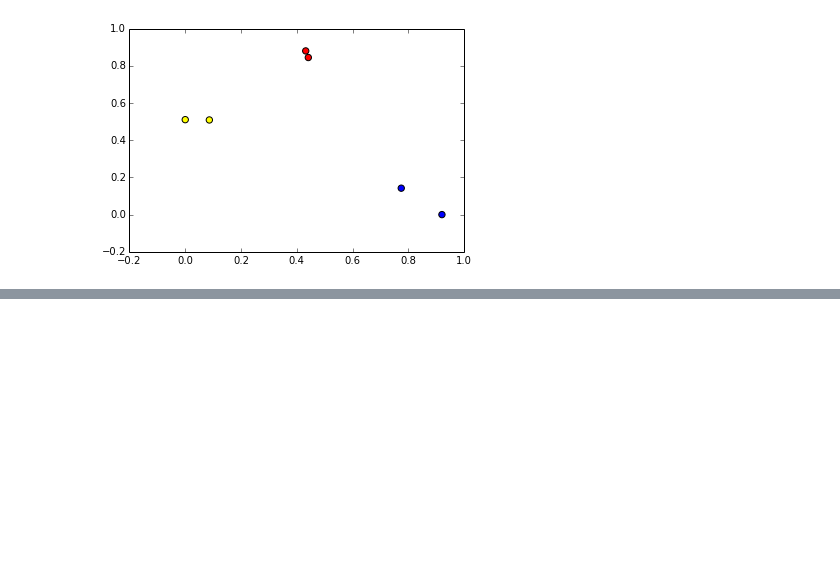
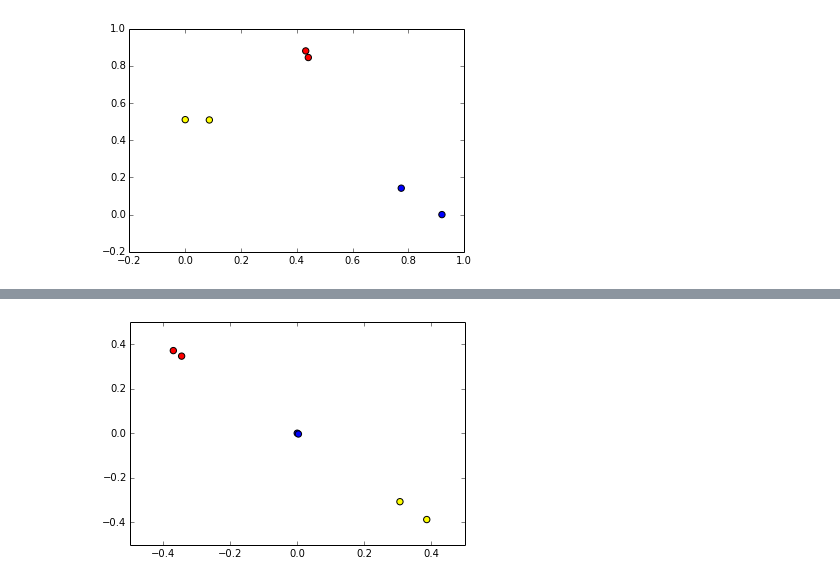
Before and after one commit to applied-bioinformatics/An-Introduction-To-Applied-Bioinformatics, a Jupyter notebook: applications/1-biological-diversity.ipynb, the cells around one changed output, grey strips where cells are left out. Drawn from its saved outputs; the diff is of its cells as text; code cells hidden in the pictures; blank space fills up the shorter version.

```diff
--- a/applications/1-biological-diversity.ipynb
+++ b/applications/1-biological-diversity.ipynb
@@ -144,14 +219,14 @@ sample_metadata = {'A': {'sample_type': 'gut'},
                    'E': {'sample_type': 'skin'},
                    'F': {'sample_type': 'skin'}}
 
-data = array([[0.00, 0.35, 0.83, 0.83, 0.90, 0.90],
-              [0.35, 0.00, 0.86, 0.85, 0.92, 0.91],
-              [0.83, 0.86, 0.00, 0.25, 0.88, 0.87],
-              [0.83, 0.85, 0.25, 0.00, 0.88, 0.88],
-              [0.90, 0.92, 0.88, 0.88, 0.00, 0.50],
-              [0.90, 0.91, 0.87, 0.88, 0.50, 0.00]])
+dm_data = array([[0.00, 0.35, 0.83, 0.83, 0.90, 0.90],
+                 [0.35, 0.00, 0.86, 0.85, 0.92, 0.91],
+                 [0.83, 0.86, 0.00, 0.25, 0.88, 0.87],
+                 [0.83, 0.85, 0.25, 0.00, 0.88, 0.88],
+                 [0.90, 0.92, 0.88, 0.88, 0.00, 0.50],
+                 [0.90, 0.91, 0.87, 0.88, 0.50, 0.00]])
 
-ex_dm = DistanceMatrix(data, sample_ids)
+ex_dm = DistanceMatrix(dm_data, sample_ids)
 print ex_dm
 # %% [output]
 6x6 distance matrix
@@ -330,0 +468,12 @@ ord_plot = scatter(a1_alt_values, a2_values, s=40, c=c)
+# %%
+from skbio.maths.stats.spatial import procrustes
+
+d, a1_values = compute_axis_values(ex_dm, 'E', 'B')
+d, a2_values = compute_axis_values(ex_dm, 'E', 'D')
+d, alt_a1_values = compute_axis_values(ex_dm, 'B', 'E')
+
+matrix1 = [a1_values, a2_values]
+matrix2 = [alt_a1_values, a2_values]
+
+transformed_matrix1, transformed_matrix2, m2 = procrustes(matrix1, matrix2)
+print m2
@@ -330,0 +490,4 @@ ord_plot = scatter(a1_alt_values, a2_values, s=40, c=c)
+# %%
+ord_plot = scatter(transformed_matrix1[0], transformed_matrix1[1], s=40, c=c)
+# %% [output]
+[figure, added]
```
Also changed, not shown: parts of 35 cells of this notebook, 1 other file.
